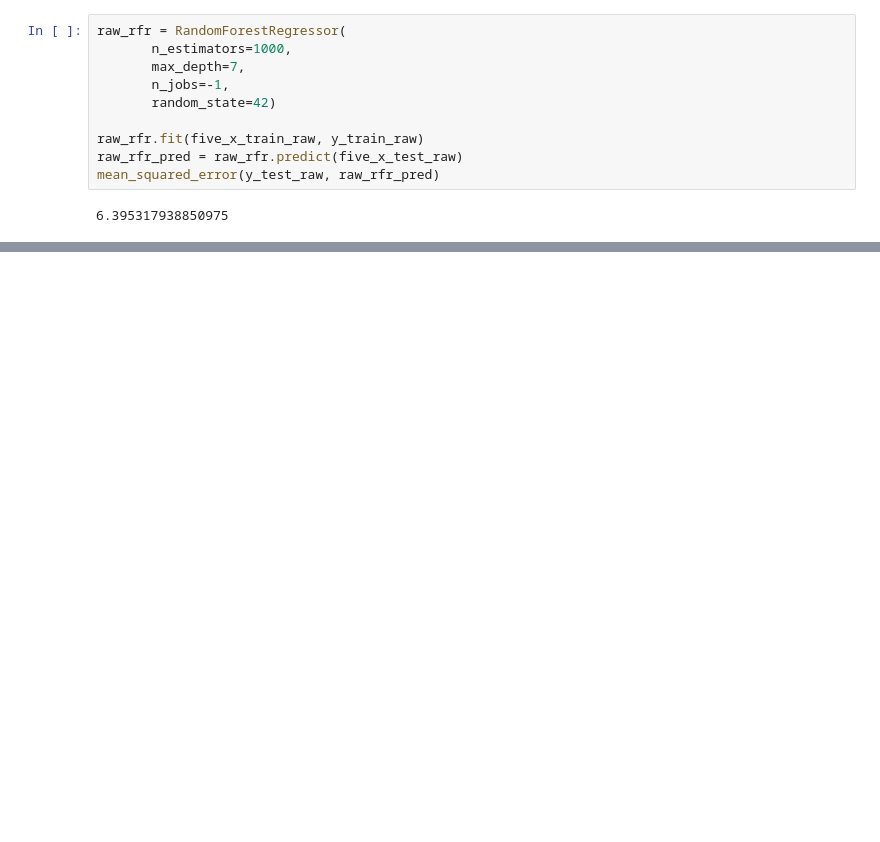
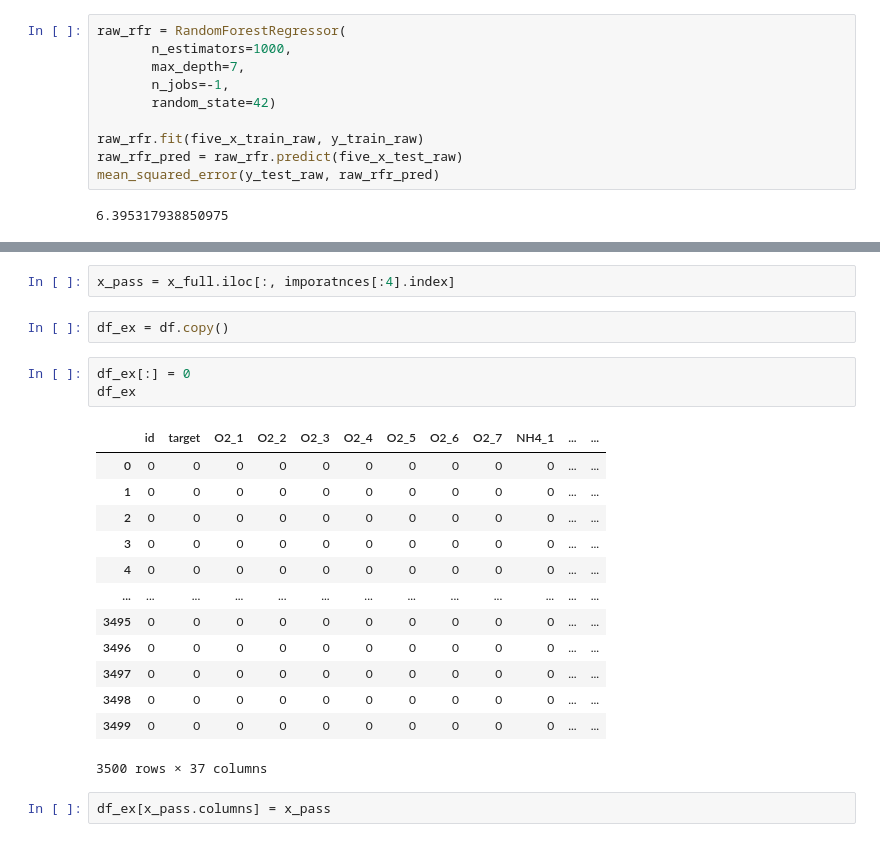
Before and after one commit to ameram/dissolved_o2_augmentation, a Jupyter notebook: playground_3-21.ipynb, the cells around one changed output, grey strips where cells are left out. Drawn from its saved outputs; the diff is of its cells as text; blank space fills up the shorter version.

```diff
--- a/playground_3-21.ipynb
+++ b/playground_3-21.ipynb
@@ -685,0 +795,23 @@ Third time says it all, since all of the values of normalized and clipped data s
+# %%
+x_pass = x_full.iloc[:, imporatnces[:4].index]
+# %%
+df_ex = df.copy()
+# %%
+df_ex[:] = 0
+df_ex
+# %% [output]
+|  | id | target | O2_1 | O2_2 | O2_3 | O2_4 | O2_5 | O2_6 | O2_7 | NH4_1 | ... | ... |
+| 0 | 0 | 0 | 0 | 0 | 0 | 0 | 0 | 0 | 0 | 0 | ... | ... |
+| 1 | 0 | 0 | 0 | 0 | 0 | 0 | 0 | 0 | 0 | 0 | ... | ... |
+| 2 | 0 | 0 | 0 | 0 | 0 | 0 | 0 | 0 | 0 | 0 | ... | ... |
+| 3 | 0 | 0 | 0 | 0 | 0 | 0 | 0 | 0 | 0 | 0 | ... | ... |
+| 4 | 0 | 0 | 0 | 0 | 0 | 0 | 0 | 0 | 0 | 0 | ... | ... |
+| ... | ... | ... | ... | ... | ... | ... | ... | ... | ... | ... | ... | ... |
+| 3495 | 0 | 0 | 0 | 0 | 0 | 0 | 0 | 0 | 0 | 0 | ... | ... |
+| 3496 | 0 | 0 | 0 | 0 | 0 | 0 | 0 | 0 | 0 | 0 | ... | ... |
+| 3497 | 0 | 0 | 0 | 0 | 0 | 0 | 0 | 0 | 0 | 0 | ... | ... |
+| 3498 | 0 | 0 | 0 | 0 | 0 | 0 | 0 | 0 | 0 | 0 | ... | ... |
+| 3499 | 0 | 0 | 0 | 0 | 0 | 0 | 0 | 0 | 0 | 0 | ... | ... |
+3500 rows × 37 columns
+# %%
+df_ex[x_pass.columns] = x_pass
```
Also changed, not shown: parts of 19 cells of this notebook.
